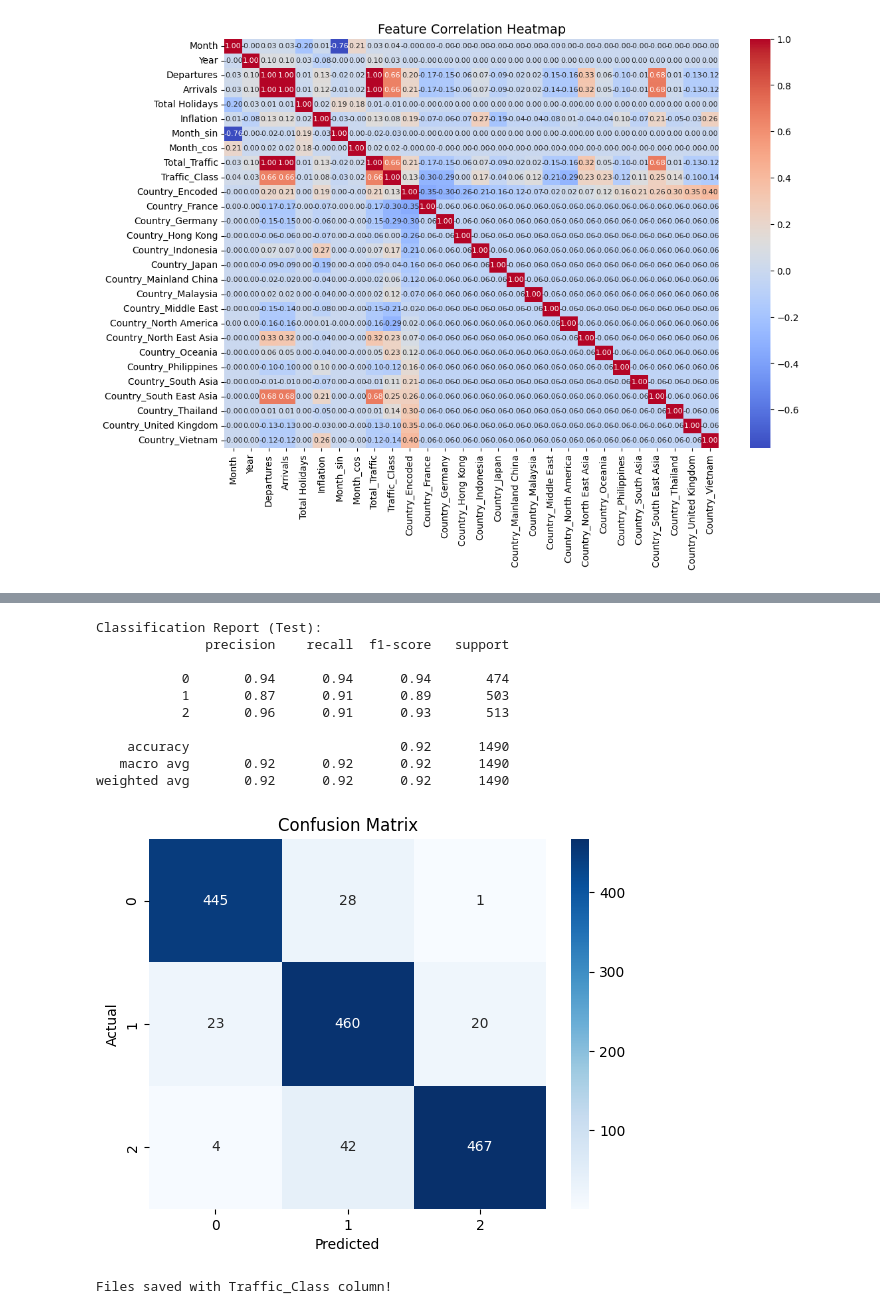
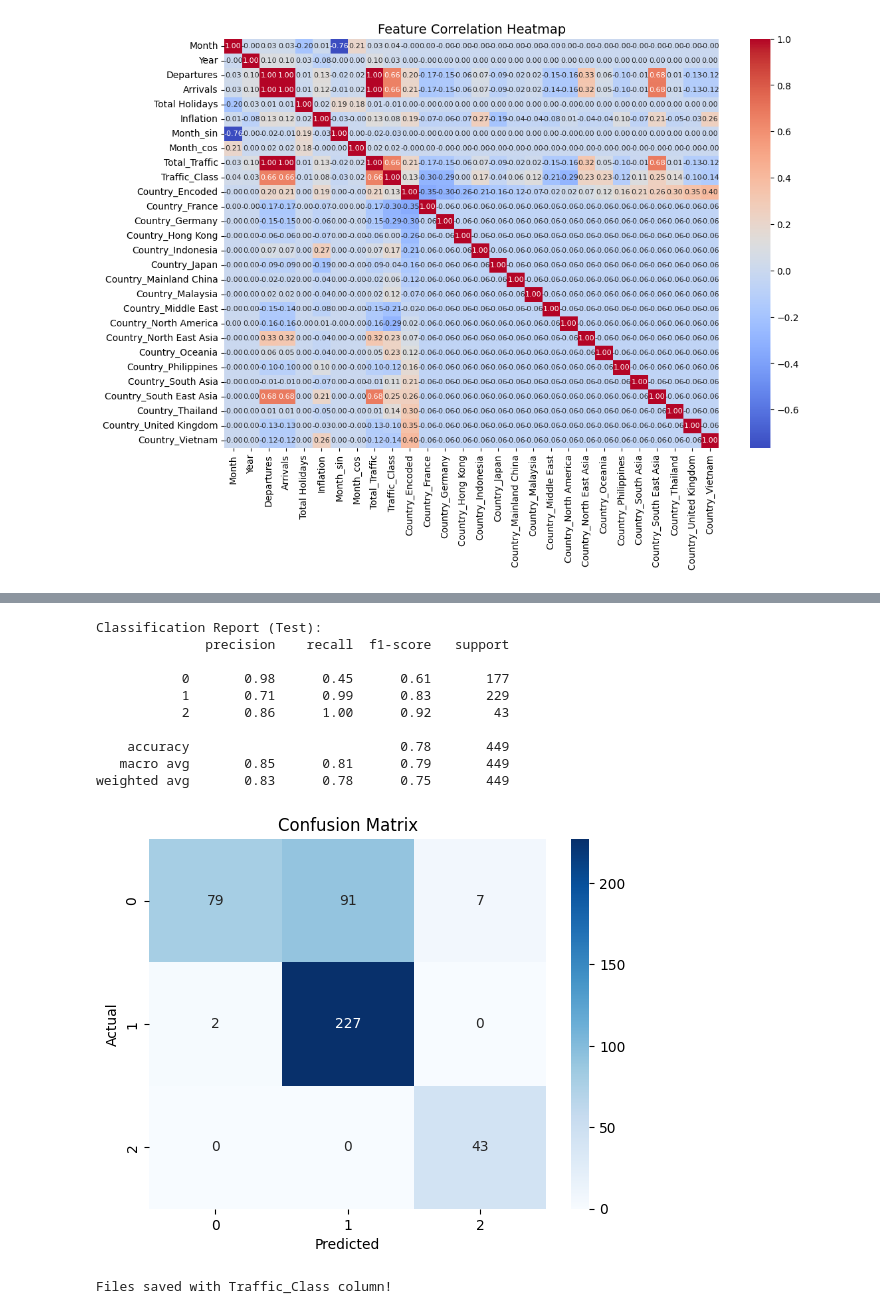
Before and after one commit to vianiecetan/traveltrends, a Jupyter notebook: Classification/randomforest.ipynb, the cells around one changed output, grey strips where cells are left out. Saved outputs shown, nothing was run; the diff lists cells and outputs as text; code cells hidden in the pictures.

Commit message:
update random forest

```diff
--- a/Classification/randomforest.ipynb
+++ b/Classification/randomforest.ipynb
@@ -151,19 +220,16 @@ from sklearn.ensemble import RandomForestClassifier
 
 # Define hyperparameter grid
 param_grid = {
-    "n_estimators": [100, 200, 300],
-    "max_depth": [5, 10, 15],  # Prevent trees from growing too deep
-    "min_samples_split": [2, 5, 10],  # Avoid splitting on small changes
-    "min_samples_leaf": [1, 2, 5],  # Prevent too specific leaf nodes
-    "max_features": ["sqrt", "log2"]  # Reduce feature correlation
+    "n_estimators": [50, 75, 100],
+    "max_depth": [5, 10, 15],
+    "max_features": ["sqrt", "log2"],
+    "min_samples_split": [10, 20, 30],
+    "min_samples_leaf": [5, 10, 15],
+    "max_samples": [0.7, 0.8, 0.9]
 }
 
-# Create a RandomForestClassifier model
-rf = RandomForestClassifier(random_state=42)
-
-
 # Set up GridSearchCV with cross-validation (cv=5 for 5-fold cross-validation)
-grid_search = GridSearchCV(estimator=rf, param_grid=param_grid, cv=5, scoring='accuracy', n_jobs=-1, verbose=2)
+grid_search = GridSearchCV(estimator=clf, param_grid=param_grid, cv=5, scoring='accuracy', n_jobs=-1, verbose=2)
 
 # Fit the model with grid search
 grid_search.fit(X_train, y_train)
@@ -223,0 +303,21 @@ plt.show()
+# %%
+# Best hyperparameters
+print(f"Best Hyperparameters: {random_search.best_params_}")
+
+# Use the best model found by grid search to make predictions
+y_train_pred = best_rf_random.predict(X_train)
+y_test_pred = best_rf_random.predict(X_test_scaled)
+
+from sklearn.metrics import accuracy_score
+
+train_acc = accuracy_score(y_train, y_train_pred)
+test_acc = accuracy_score(y_test2, y_test_pred)
+
+train_balanced_acc = balanced_accuracy_score(y_train, y_train_pred)
+test_balanced_acc = balanced_accuracy_score(y_test2, y_test_pred)
+
+print(f"Train Accuracy: {train_acc:.4f}")
+print(f"Test Accuracy: {test_acc:.4f}")
+
+print(f"Train Balanced Accuracy: {train_acc:.4f}")
+print(f"Test Balanced Accuracy: {test_acc:.4f}")
@@ -236,29 +342,29 @@ Mean Cross-Validation Accuracy: 0.9168
 # %%
 from sklearn.metrics import classification_report, confusion_matrix
 
 # Classification Report
 print("Classification Report (Test):")
-print(classification_report(y_test, y_test_pred))
+print(classification_report(y_test2, y_test_pred))
 
 # Confusion Matrix
-cm = confusion_matrix(y_test, y_test_pred)
+cm = confusion_matrix(y_test2, y_test_pred)
 sns.heatmap(cm, annot=True, fmt='d', cmap='Blues', xticklabels=[0, 1, 2], yticklabels=[0, 1, 2])
 plt.title('Confusion Matrix')
 plt.xlabel('Predicted')
 plt.ylabel('Actual')
 plt.show()
 # %% [output]
 Classification Report (Test):
               precision    recall  f1-score   support
 
-           0       0.94      0.94      0.94       474
-           1       0.87      0.91      0.89       503
-           2       0.96      0.91      0.93       513
+           0       0.98      0.45      0.61       177
+           1       0.71      0.99      0.83       229
+           2       0.86      1.00      0.92        43
 
-    accuracy                           0.92      1490
-   macro avg       0.92      0.92      0.92      1490
-weighted avg       0.92      0.92      0.92      1490
+    accuracy                           0.78       449
+   macro avg       0.85      0.81      0.79       449
+weighted avg       0.83      0.78      0.75       449
-[figure, old version]
+[figure, new version]
 # %%
 # Save Traffic_Class to train and test CSV files - final one
 
```
Also changed, not shown: parts of 23 cells of this notebook, 2 other files.
